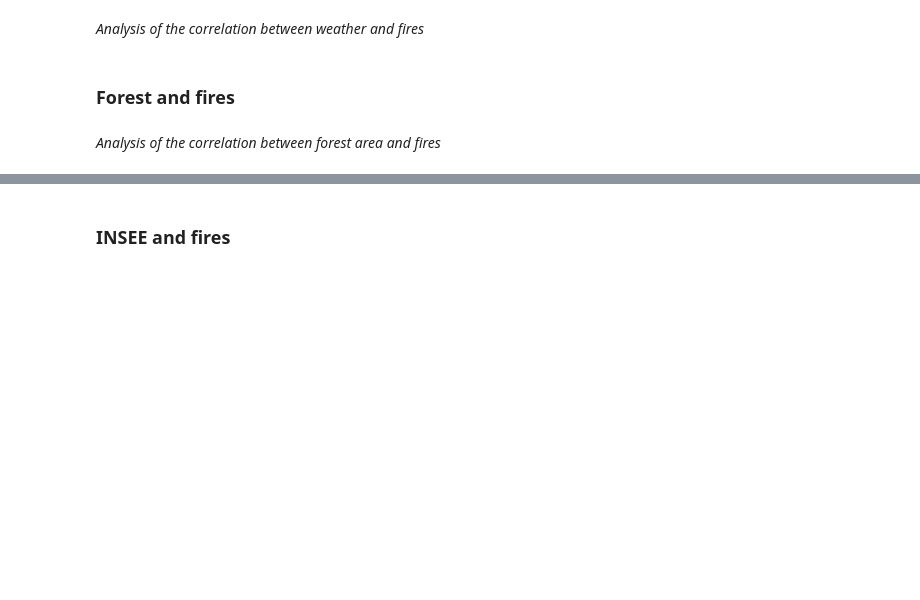
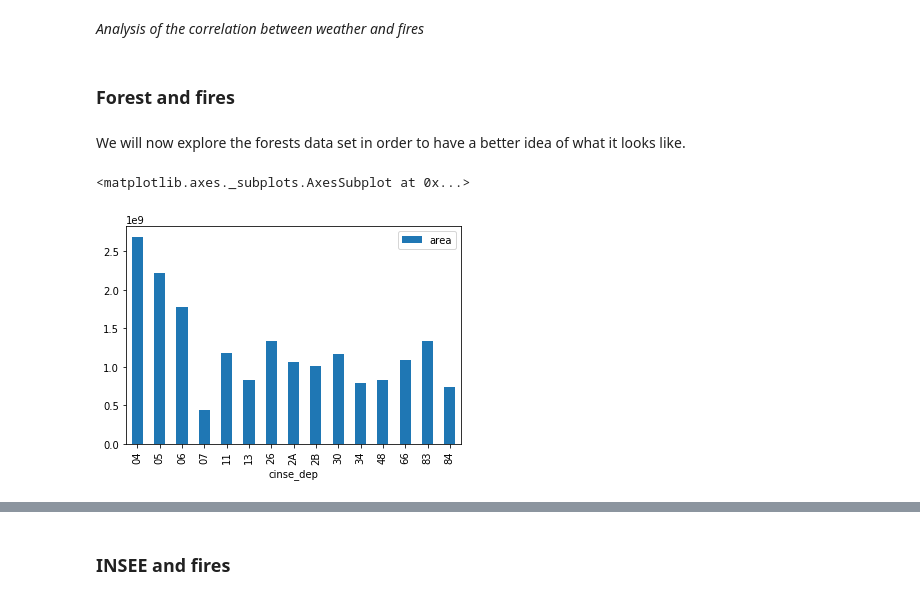
Before and after one commit to fd0r/Wildfire-Area, a Jupyter notebook: WFA_starting_kit.ipynb, the cells around one changed output, grey strips where cells are left out. Cells and saved outputs as stored; diff of their text form; code cells hidden in the pictures; blank space fills up the shorter version.

```diff
--- a/WFA_starting_kit.ipynb
+++ b/WFA_starting_kit.ipynb
@@ -188,5 +193,19 @@ plt.legend()
 _Analysis of the correlation between weather and fires_
 # %% [markdown]
 ### Forest and fires <a name="forest_explo"></a>
-# %% [markdown]
-_Analysis of the correlation between forest area and fires_
+# %% [markdown]
+We will now explore the forests data set in order to have a better idea of what it looks like.
+# %%
+import geopandas as gpd
+
+
+forests = gpd.read_file('../data/FOR_PUBL_FR_SE_A.json')
+# %%
+%matplotlib inline
+departments = forests['cinse_dep'].unique()
+forests_per_dep = forests[['cinse_dep','area']].groupby('cinse_dep').sum().reset_index()
+
+forests_per_dep.plot(kind='bar', x='cinse_dep')
+# %% [output]
+<matplotlib.axes._subplots.AxesSubplot at 0x...>
+[figure, added]
```
Also changed, not shown: parts of 4 cells of this notebook, 3 other files.
